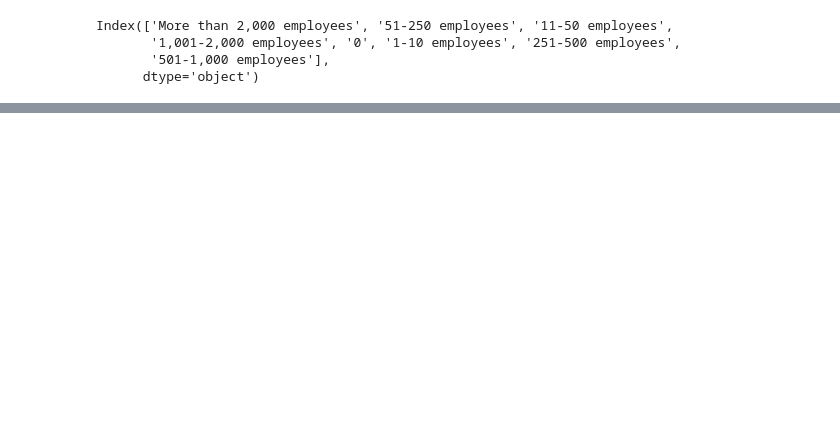
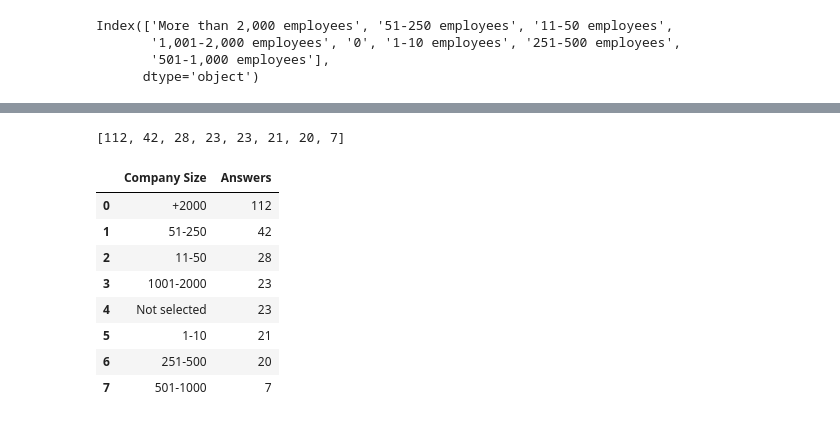
Before and after one commit to Software-Science-Lab-PUC-Rio/napiml-analysis, a Jupyter notebook: Análises/D3.ipynb, the cells around one changed output, grey strips where cells are left out. Saved outputs shown, nothing was run; the diff lists cells and outputs as text; code cells hidden in the pictures; blank space fills up the shorter version.

```diff
--- a/Análises/D3.ipynb
+++ b/Análises/D3.ipynb
@@ -48,2 +59,19 @@ d3_df= pd.DataFrame(data={'Company Size': rename_values(d3_rename_mapping, index
+# %%
+values = list(df['D3_Company_Size'].value_counts())
+values
+# %% [output]
+[112, 42, 28, 23, 23, 21, 20, 7]
+# %%
+d3_df
+# %% [output]
+|  | Company Size | Answers |
+| 0 | +2000 | 112 |
+| 1 | 51-250 | 42 |
+| 2 | 11-50 | 28 |
+| 3 | 1001-2000 | 23 |
+| 4 | Not selected | 23 |
+| 5 | 1-10 | 21 |
+| 6 | 251-500 | 20 |
+| 7 | 501-1000 | 7 |
 # %%
 single_barplot(d3_df, "Company Size", "Answers", title="What is the size of the organization you currently work for?",
```
Also changed, not shown: parts of 7 cells of this notebook, 1 other file.
